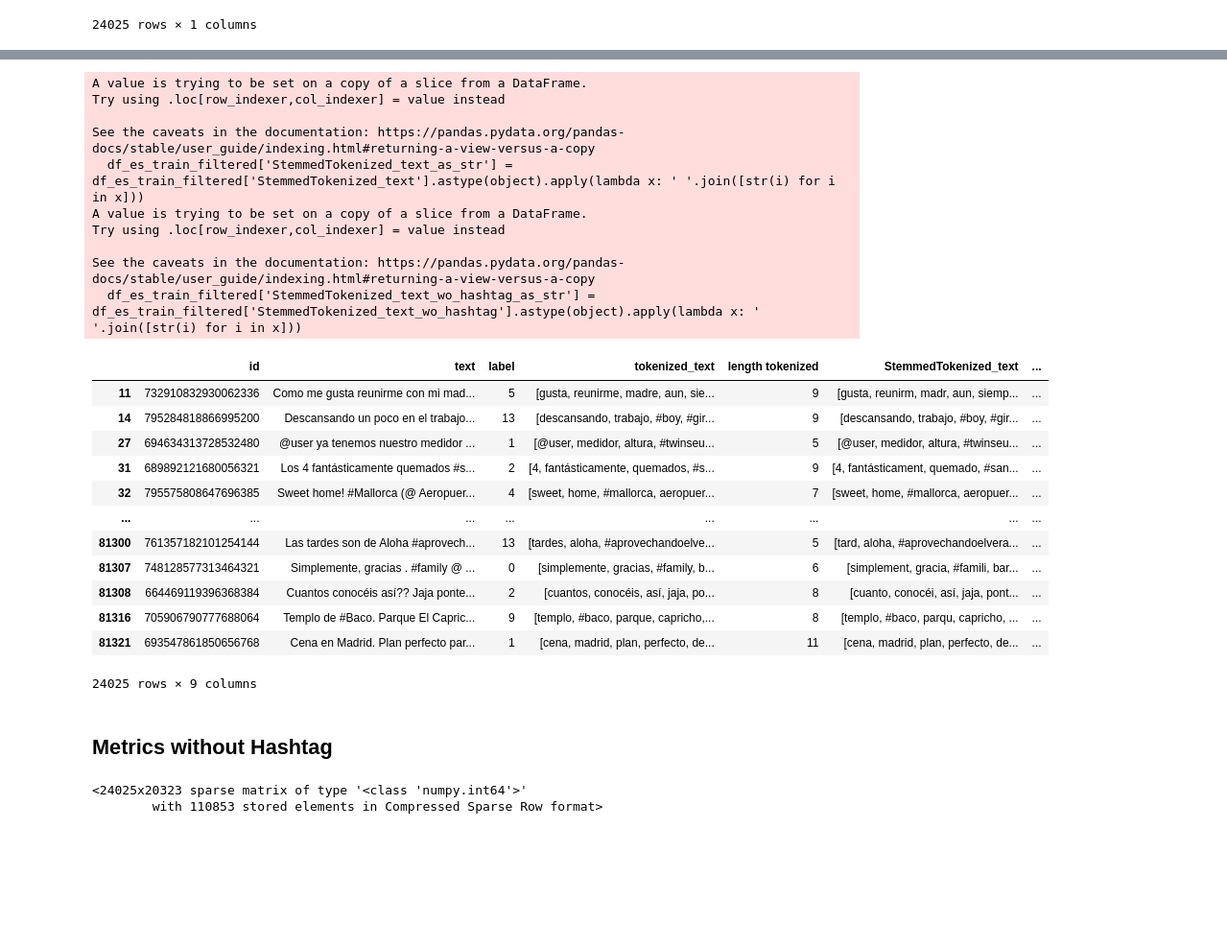
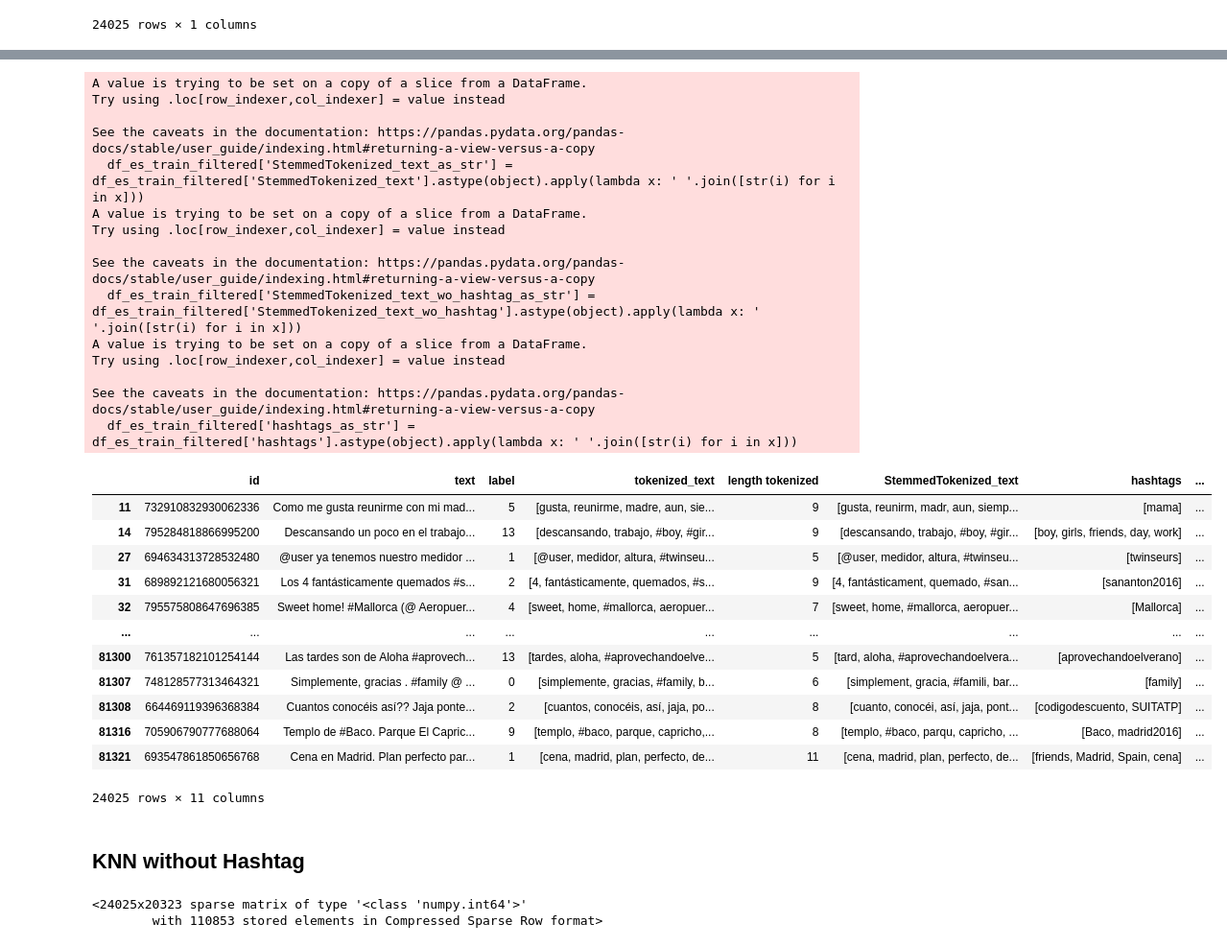
Before and after one commit to furrutiav/data-mining-2022, a Jupyter notebook: Hitos/H3/Pregunta 5.ipynb, the cells around one changed output, grey strips where cells are left out. Shown at 96% size. Drawn from its saved outputs; the diff is of its cells as text; code cells hidden in the pictures; blank space fills up the shorter version.

```diff
--- a/Hitos/H3/Pregunta 5.ipynb
+++ b/Hitos/H3/Pregunta 5.ipynb
@@ -169,5 +173,7 @@ df_es_only_hashtags[df_es_only_hashtags['text'].apply(lambda d: len(d)) > 0]
 # %%
 # este es el dataset de train completo filtrado con solo los tweets que tienen hashtag
 df_es_train_filtered = df_es_train[df_es_only_hashtags['text'].apply(lambda d: len(d)) > 0]
+df_es_train_filtered['hashtags'] = df_es_only_hashtags['text']
+
 df_es_train_filtered
 # %% [output]
@@ -210,33 +221,39 @@ See the caveats in the documentation: https://pandas.pydata.org/pandas-docs/stab
 # %%
 df_es_train_filtered['StemmedTokenized_text_as_str'] = df_es_train_filtered['StemmedTokenized_text'].astype(object).apply(lambda x: ' '.join([str(i) for i in x]))
 df_es_train_filtered['StemmedTokenized_text_wo_hashtag_as_str'] = df_es_train_filtered['StemmedTokenized_text_wo_hashtag'].astype(object).apply(lambda x: ' '.join([str(i) for i in x]))
+df_es_train_filtered['hashtags_as_str'] = df_es_train_filtered['hashtags'].astype(object).apply(lambda x: ' '.join([str(i) for i in x]))
 df_es_train_filtered
 # %% [output]
 A value is trying to be set on a copy of a slice from a DataFrame.
 Try using .loc[row_indexer,col_indexer] = value instead
 
 See the caveats in the documentation: https://pandas.pydata.org/pandas-docs/stable/user_guide/indexing.html#returning-a-view-versus-a-copy
   df_es_train_filtered['StemmedTokenized_text_as_str'] = df_es_train_filtered['StemmedTokenized_text'].astype(object).apply(lambda x: ' '.join([str(i) for i in x]))
 A value is trying to be set on a copy of a slice from a DataFrame.
 Try using .loc[row_indexer,col_indexer] = value instead
 
 See the caveats in the documentation: https://pandas.pydata.org/pandas-docs/stable/user_guide/indexing.html#returning-a-view-versus-a-copy
   df_es_train_filtered['StemmedTokenized_text_wo_hashtag_as_str'] = df_es_train_filtered['StemmedTokenized_text_wo_hashtag'].astype(object).apply(lambda x: ' '.join([str(i) for i in x]))
+A value is trying to be set on a copy of a slice from a DataFrame.
+Try using .loc[row_indexer,col_indexer] = value instead
+
+See the caveats in the documentation: https://pandas.pydata.org/pandas-docs/stable/user_guide/indexing.html#returning-a-view-versus-a-copy
+  df_es_train_filtered['hashtags_as_str'] = df_es_train_filtered['hashtags'].astype(object).apply(lambda x: ' '.join([str(i) for i in x]))
-|  | id | text | label | tokenized_text | length tokenized | StemmedTokenized_text | ... |
-| 11 | 732910832930062336 | Como me gusta reunirme con mi mad... | 5 | [gusta, reunirme, madre, aun, sie... | 9 | [gusta, reunirm, madr, aun, siemp... | ... |
-| 14 | 795284818866995200 | Descansando un poco en el trabajo... | 13 | [descansando, trabajo, #boy, #gir... | 9 | [descansando, trabajo, #boy, #gir... | ... |
-| 27 | 694634313728532480 | @user ya tenemos nuestro medidor ... | 1 | [@user, medidor, altura, #twinseu... | 5 | [@user, medidor, altura, #twinseu... | ... |
-| 31 | 689892121680056321 | Los 4 fantásticamente quemados #s... | 2 | [4, fantásticamente, quemados, #s... | 9 | [4, fantásticament, quemado, #san... | ... |
-| 32 | 795575808647696385 | Sweet home! #Mallorca (@ Aeropuer... | 4 | [sweet, home, #mallorca, aeropuer... | 7 | [sweet, home, #mallorca, aeropuer... | ... |
-| ... | ... | ... | ... | ... | ... | ... | ... |
-| 81300 | 761357182101254144 | Las tardes son de Aloha #aprovech... | 13 | [tardes, aloha, #aprovechandoelve... | 5 | [tard, aloha, #aprovechandoelvera... | ... |
-| 81307 | 748128577313464321 | Simplemente, gracias . #family @ ... | 0 | [simplemente, gracias, #family, b... | 6 | [simplement, gracia, #famili, bar... | ... |
-| 81308 | 664469119396368384 | Cuantos conocéis así?? Jaja ponte... | 2 | [cuantos, conocéis, así, jaja, po... | 8 | [cuanto, conocéi, así, jaja, pont... | ... |
-| 81316 | 705906790777688064 | Templo de #Baco. Parque El Capric... | 9 | [templo, #baco, parque, capricho,... | 8 | [templo, #baco, parqu, capricho, ... | ... |
-| 81321 | 693547861850656768 | Cena en Madrid. Plan perfecto par... | 1 | [cena, madrid, plan, perfecto, de... | 11 | [cena, madrid, plan, perfecto, de... | ... |
+|  | id | text | label | tokenized_text | length tokenized | StemmedTokenized_text | hashtags | ... |
+| 11 | 732910832930062336 | Como me gusta reunirme con mi mad... | 5 | [gusta, reunirme, madre, aun, sie... | 9 | [gusta, reunirm, madr, aun, siemp... | [mama] | ... |
+| 14 | 795284818866995200 | Descansando un poco en el trabajo... | 13 | [descansando, trabajo, #boy, #gir... | 9 | [descansando, trabajo, #boy, #gir... | [boy, girls, friends, day, work] | ... |
+| 27 | 694634313728532480 | @user ya tenemos nuestro medidor ... | 1 | [@user, medidor, altura, #twinseu... | 5 | [@user, medidor, altura, #twinseu... | [twinseurs] | ... |
+| 31 | 689892121680056321 | Los 4 fantásticamente quemados #s... | 2 | [4, fantásticamente, quemados, #s... | 9 | [4, fantásticament, quemado, #san... | [sananton2016] | ... |
+| 32 | 795575808647696385 | Sweet home! #Mallorca (@ Aeropuer... | 4 | [sweet, home, #mallorca, aeropuer... | 7 | [sweet, home, #mallorca, aeropuer... | [Mallorca] | ... |
+| ... | ... | ... | ... | ... | ... | ... | ... | ... |
+| 81300 | 761357182101254144 | Las tardes son de Aloha #aprovech... | 13 | [tardes, aloha, #aprovechandoelve... | 5 | [tard, aloha, #aprovechandoelvera... | [aprovechandoelverano] | ... |
+| 81307 | 748128577313464321 | Simplemente, gracias . #family @ ... | 0 | [simplemente, gracias, #family, b... | 6 | [simplement, gracia, #famili, bar... | [family] | ... |
+| 81308 | 664469119396368384 | Cuantos conocéis así?? Jaja ponte... | 2 | [cuantos, conocéis, así, jaja, po... | 8 | [cuanto, conocéi, así, jaja, pont... | [codigodescuento, SUITATP] | ... |
+| 81316 | 705906790777688064 | Templo de #Baco. Parque El Capric... | 9 | [templo, #baco, parque, capricho,... | 8 | [templo, #baco, parqu, capricho, ... | [Baco, madrid2016] | ... |
+| 81321 | 693547861850656768 | Cena en Madrid. Plan perfecto par... | 1 | [cena, madrid, plan, perfecto, de... | 11 | [cena, madrid, plan, perfecto, de... | [friends, Madrid, Spain, cena] | ... |
-24025 rows × 9 columns
+24025 rows × 11 columns
 # %% [markdown]
-## Metrics without Hashtag
+## KNN without Hashtag
 # %%
 from sklearn.feature_extraction.text import CountVectorizer
 
```
Also changed, not shown: parts of 74 cells of this notebook.
